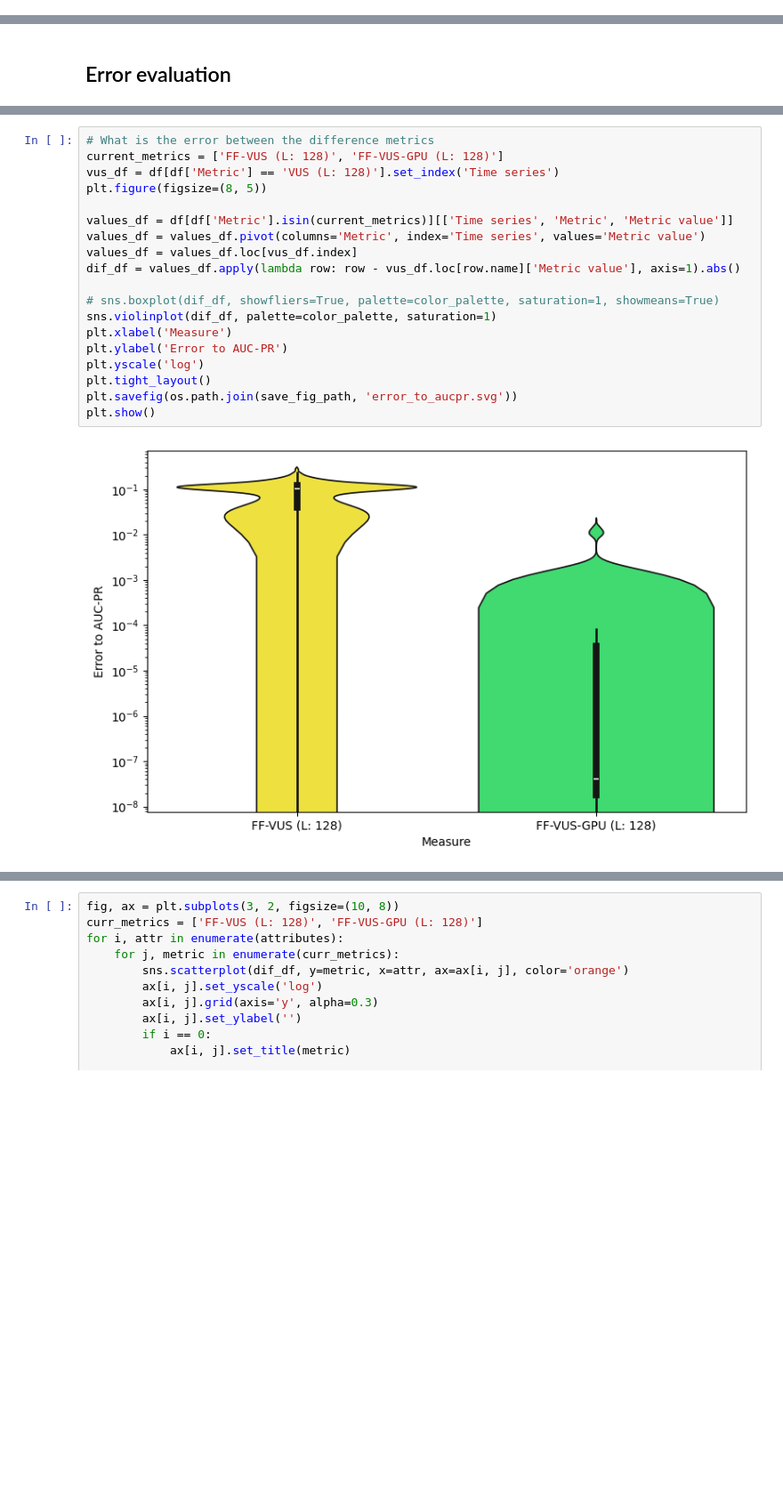
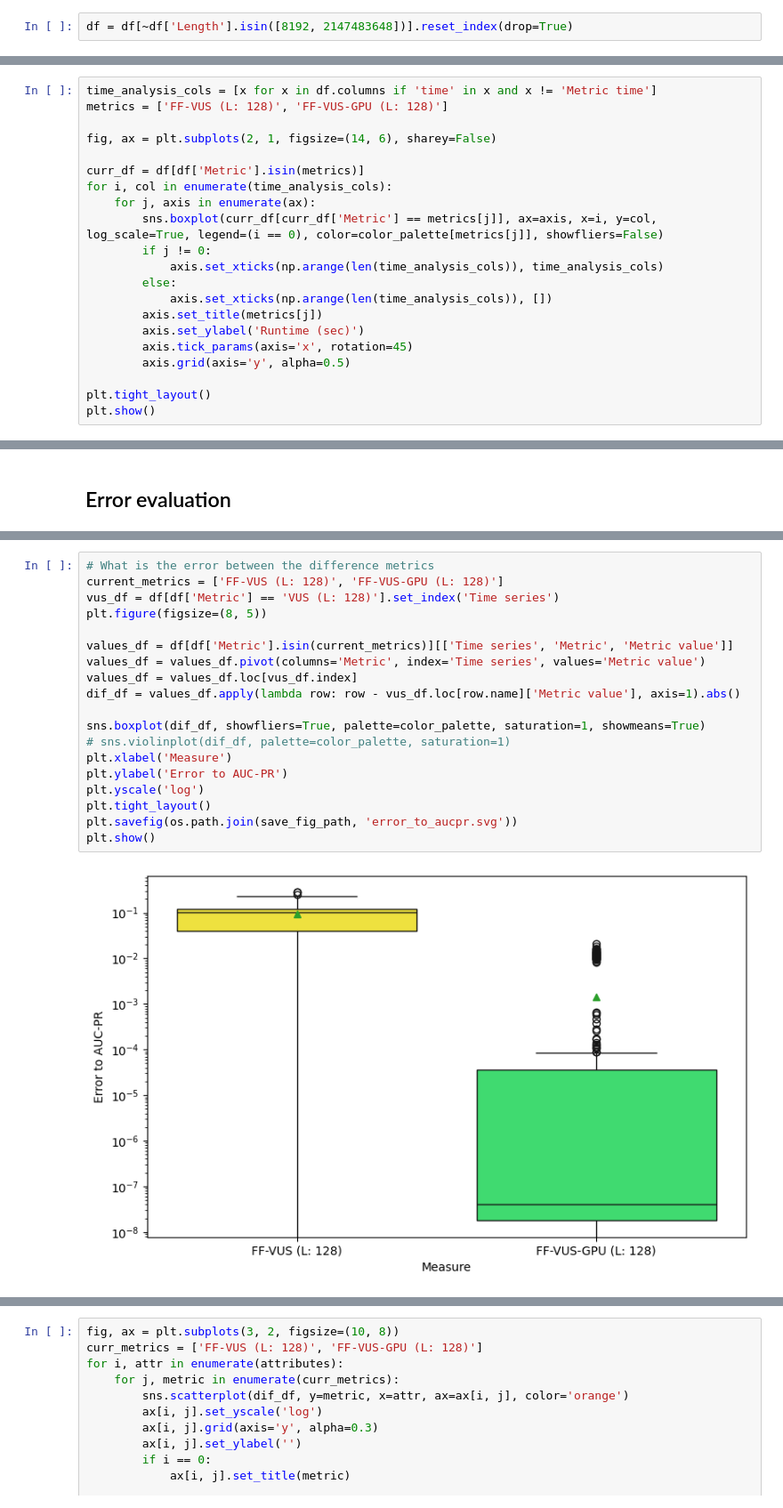
Before and after one commit to sylligardos/ff-vus, a Jupyter notebook: src/notebooks/allmetrics_defparams_syn.ipynb, the cells around one changed output, grey strips where cells are left out. Shown at 89% size. Drawn from its saved outputs; the diff is of its cells as text; blank space fills up the shorter version.

```diff
--- a/src/notebooks/allmetrics_defparams_syn.ipynb
+++ b/src/notebooks/allmetrics_defparams_syn.ipynb
@@ -67,4 +67,6 @@ df.sample(3)
 3 rows × 23 columns
+# %%
+df = df[~df['Length'].isin([8192, 2147483648])].reset_index(drop=True)
 # %% [markdown]
 ## Analysis
 # %%
@@ -212,0 +217,21 @@ plt.show()
+# %%
+time_analysis_cols = [x for x in df.columns if 'time' in x and x != 'Metric time']
+metrics = ['FF-VUS (L: 128)', 'FF-VUS-GPU (L: 128)']
+
+fig, ax = plt.subplots(2, 1, figsize=(14, 6), sharey=False)
+
+curr_df = df[df['Metric'].isin(metrics)]
+for i, col in enumerate(time_analysis_cols):
+    for j, axis in enumerate(ax):
+        sns.boxplot(curr_df[curr_df['Metric'] == metrics[j]], ax=axis, x=i, y=col, log_scale=True, legend=(i == 0), color=color_palette[metrics[j]], showfliers=False)
+        if j != 0:
+            axis.set_xticks(np.arange(len(time_analysis_cols)), time_analysis_cols)
+        else:
+            axis.set_xticks(np.arange(len(time_analysis_cols)), [])
+        axis.set_title(metrics[j])
+        axis.set_ylabel('Runtime (sec)')
+        axis.tick_params(axis='x', rotation=45)
+        axis.grid(axis='y', alpha=0.5)
+
+plt.tight_layout()
+plt.show()
@@ -252,24 +297,24 @@ values_df.loc[vus_df.index]
 # %%
 # What is the error between the difference metrics
 current_metrics = ['FF-VUS (L: 128)', 'FF-VUS-GPU (L: 128)']
 vus_df = df[df['Metric'] == 'VUS (L: 128)'].set_index('Time series')
 plt.figure(figsize=(8, 5))
 
 values_df = df[df['Metric'].isin(current_metrics)][['Time series', 'Metric', 'Metric value']]
 values_df = values_df.pivot(columns='Metric', index='Time series', values='Metric value')
 values_df = values_df.loc[vus_df.index]
 dif_df = values_df.apply(lambda row: row - vus_df.loc[row.name]['Metric value'], axis=1).abs()
 
-# sns.boxplot(dif_df, showfliers=True, palette=color_palette, saturation=1, showmeans=True)
-sns.violinplot(dif_df, palette=color_palette, saturation=1)
+sns.boxplot(dif_df, showfliers=True, palette=color_palette, saturation=1, showmeans=True)
+# sns.violinplot(dif_df, palette=color_palette, saturation=1)
 plt.xlabel('Measure')
 plt.ylabel('Error to AUC-PR')
 plt.yscale('log')
 plt.tight_layout()
 plt.savefig(os.path.join(save_fig_path, 'error_to_aucpr.svg'))
 plt.show()
 # %% [output]
-[figure, old version]
+[figure, new version]
 # %%
 attributes = ["Length", "Number of anomalies", "Anomalies average length"]
 for attr in attributes:
```
Also changed, not shown: parts of 10 cells of this notebook, 1 other file.
